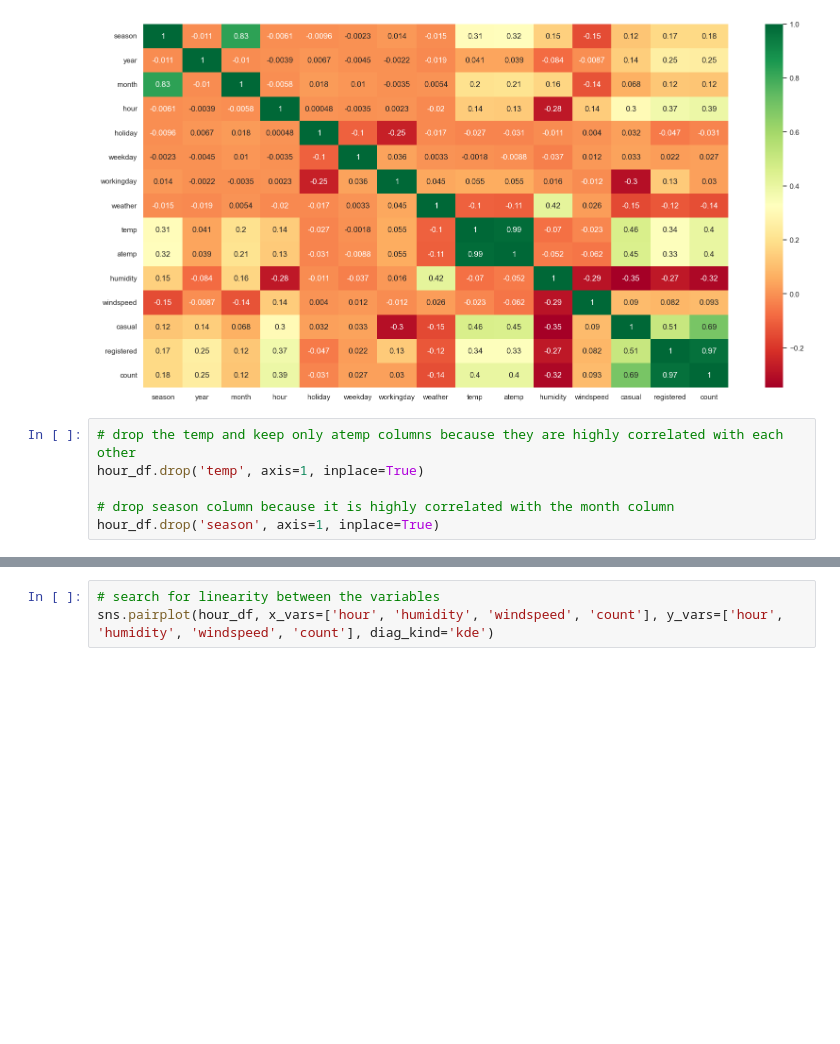
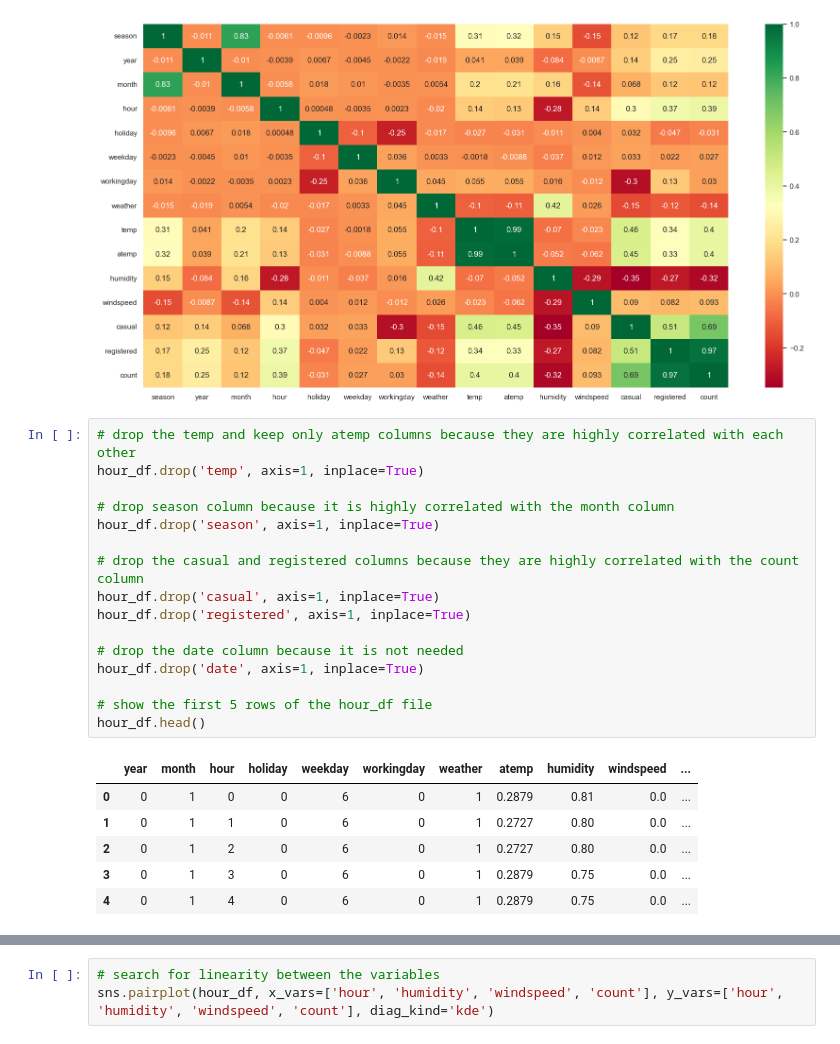
Before and after one commit to MaxLopezSalgado/capital_bike_sharing, a Jupyter notebook: ml/ml.ipynb, the cells around one changed output, grey strips where cells are left out. Cells and saved outputs as stored; diff of their text form; blank space fills up the shorter version.

```diff
--- a/ml/ml.ipynb
+++ b/ml/ml.ipynb
@@ -101,9 +101,26 @@ sns.heatmap(hour_df.corr(), annot=True, cmap='RdYlGn')
 # %%
 # drop the temp and keep only atemp columns because they are highly correlated with each other
 hour_df.drop('temp', axis=1, inplace=True)
 
 # drop season column because it is highly correlated with the month column
 hour_df.drop('season', axis=1, inplace=True)
+
+# drop the casual and registered columns because they are highly correlated with the count column
+hour_df.drop('casual', axis=1, inplace=True)
+hour_df.drop('registered', axis=1, inplace=True)
+
+# drop the date column because it is not needed
+hour_df.drop('date', axis=1, inplace=True)
+
+# show the first 5 rows of the hour_df file
+hour_df.head()
+# %% [output]
+|  | year | month | hour | holiday | weekday | workingday | weather | atemp | humidity | windspeed | ... |
+| 0 | 0 | 1 | 0 | 0 | 6 | 0 | 1 | 0.2879 | 0.81 | 0.0 | ... |
+| 1 | 0 | 1 | 1 | 0 | 6 | 0 | 1 | 0.2727 | 0.80 | 0.0 | ... |
+| 2 | 0 | 1 | 2 | 0 | 6 | 0 | 1 | 0.2727 | 0.80 | 0.0 | ... |
+| 3 | 0 | 1 | 3 | 0 | 6 | 0 | 1 | 0.2879 | 0.75 | 0.0 | ... |
+| 4 | 0 | 1 | 4 | 0 | 6 | 0 | 1 | 0.2879 | 0.75 | 0.0 | ... |
 # %%
 # show the heatmap again
 plt.figure(figsize=(20, 10))
```
Also changed, not shown: parts of 14 cells of this notebook, 3 other files.
